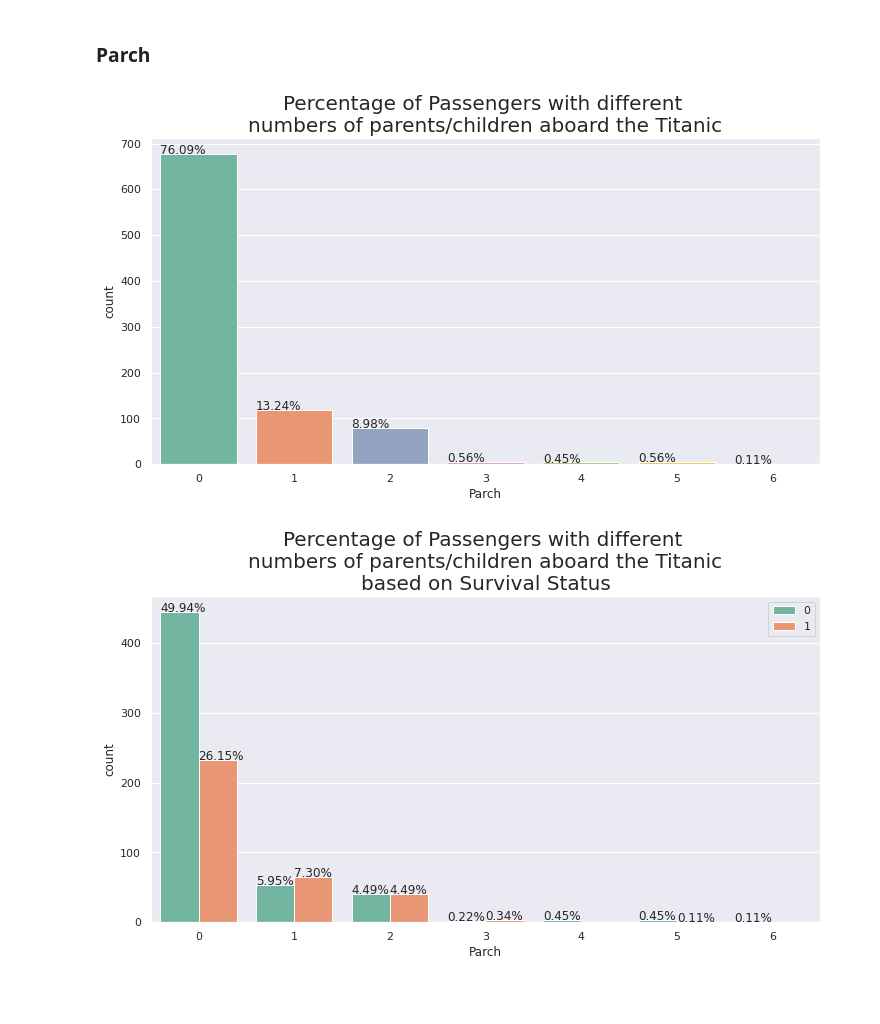
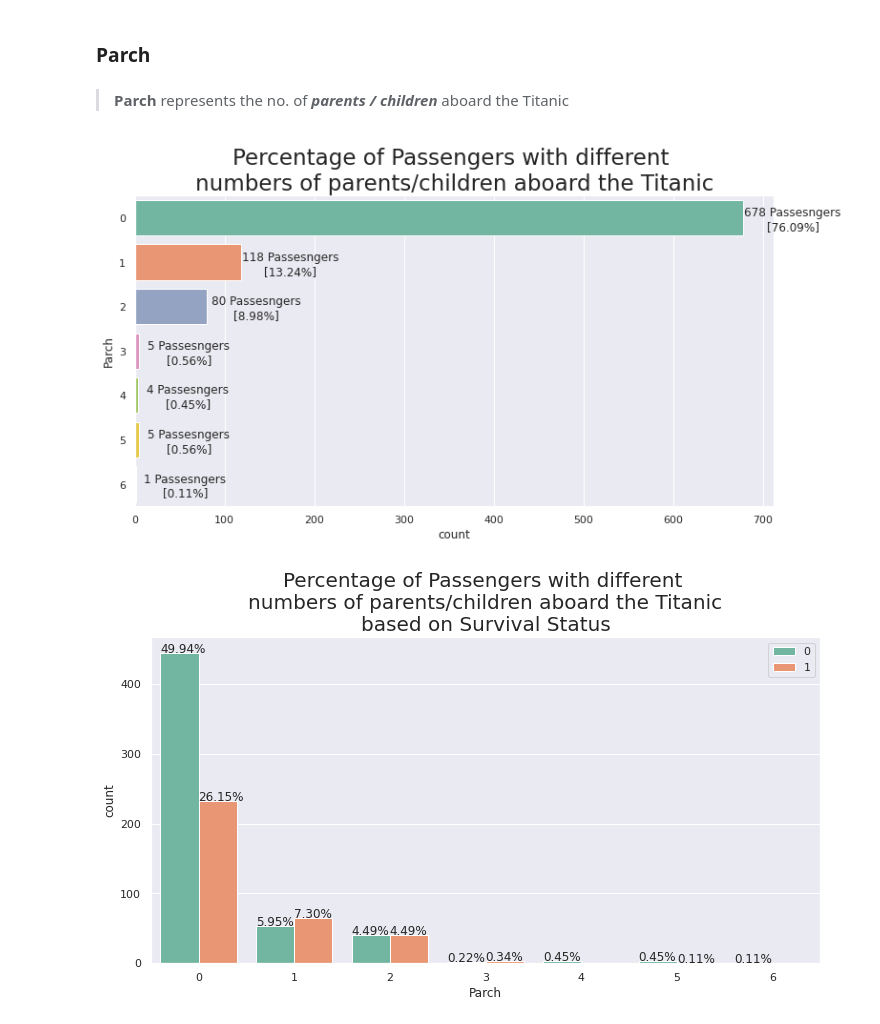
Before and after one commit to SatyaRay003/Titanic-Survival-Prediction, a Jupyter notebook: Titanic_EDA.ipynb, the cells around one changed output. Drawn from its saved outputs; the diff is of its cells as text; code cells hidden in the pictures; blank space fills up the shorter version.

```diff
--- a/Titanic_EDA.ipynb
+++ b/Titanic_EDA.ipynb
@@ -255,11 +269,32 @@ plt.title("Distribution of Fare based on Survival Status of the Passeengers in T
 [figure]
 # %% [markdown]
 ### Parch
+# %% [markdown]
+> **Parch** represents the no. of ***parents / children*** aboard the Titanic
+# %%
+def horizontal_bar_plot(feature, dataframe, color, title, adjust, figsize, hue=None):
+  # Create barplot
+  plt.figure(figsize=figsize)
+
+  if hue == None:
+    ax = sns.countplot(y=feature, data=dataframe, palette=color)
+  else:
+    ax = sns.countplot(y=feature, data=dataframe, palette=color, hue=hue)
+
+  # Annotate every single Bar with its value, based on it's width
+  for p in ax.patches:
+      width = p.get_width()
+      plt.text(p.get_width()+adjust[0], p.get_y()+adjust[1]*p.get_height(),
+              '{} Passesngers\n[{:.2f}%]'.format(int(width), width*100/train_df[feature].shape[0]),
+              ha='center', va='center')
+
+  plt.title(title, fontsize=23);
 # %%
-bar_plot('Parch', numeric_df, 'Set2',
-         "Percentage of Passengers with different \nnumbers of parents/children aboard the Titanic", (12, 6))
+horizontal_bar_plot('Parch', numeric_df, 'Set2',
+                    "Percentage of Passengers with different \nnumbers of parents/children aboard the Titanic",
+                    (55, 0.55), (12, 6))
 # %% [output]
-[figure, old version]
+[figure, new version]
 # %%
 bar_plot('Parch', numeric_df, 'Set2',
          "Percentage of Passengers with different \nnumbers of parents/children aboard the Titanic\nbased on Survival Status",
```
Also changed, not shown: parts of 16 cells of this notebook.
